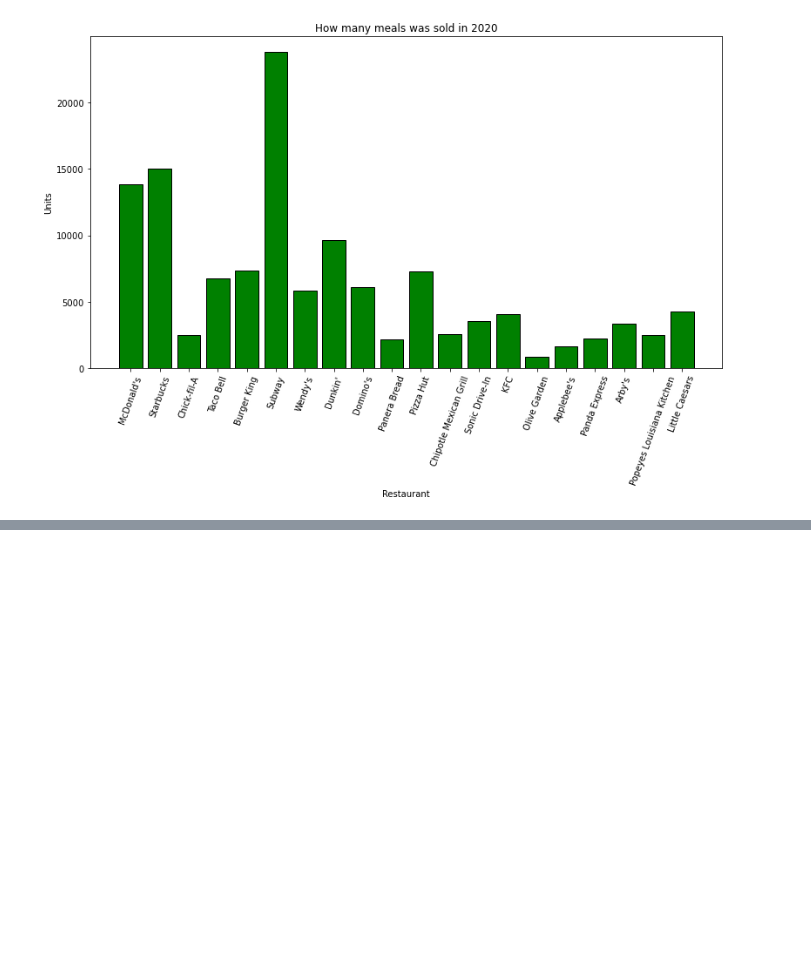
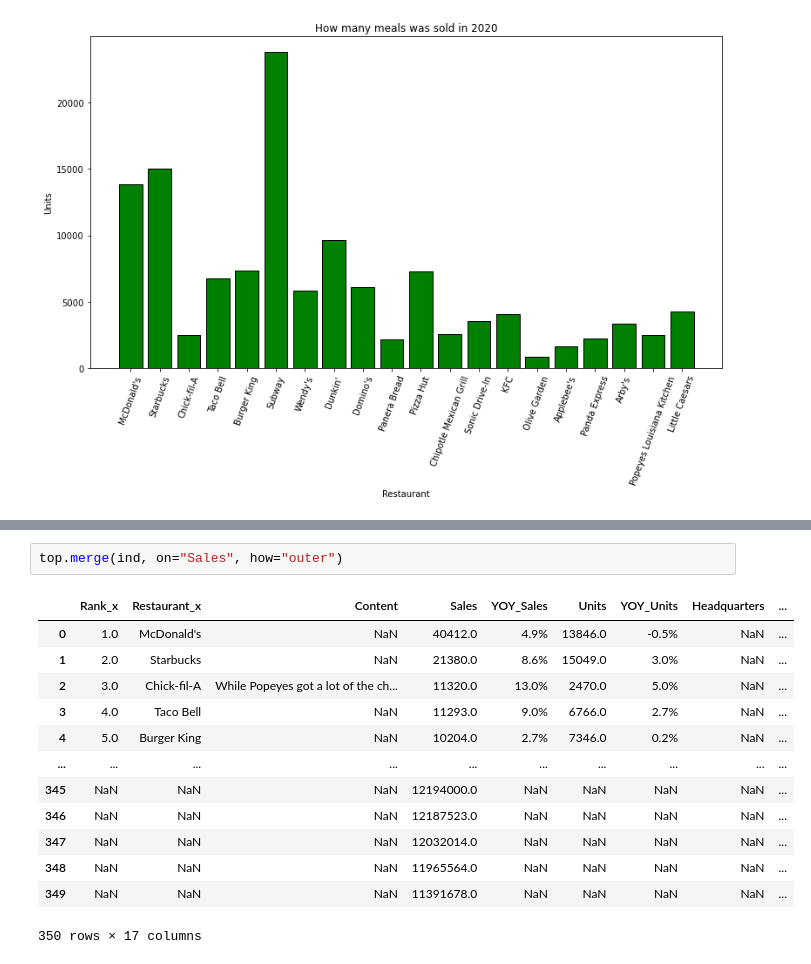
Before and after one commit to lukaszplatos/DataIntro, a Jupyter notebook: MyProject.ipynb, the cells around one changed output, grey strips where cells are left out. Cells and saved outputs as stored; diff of their text form; blank space fills up the shorter version.

```diff
--- a/MyProject.ipynb
+++ b/MyProject.ipynb
@@ -400,0 +453,16 @@ Text(0.5, 1.0, 'How many meals was sold in 2020')
+# %%
+top.merge(ind, on="Sales", how="outer")
+# %% [output]
+|  | Rank_x | Restaurant_x | Content | Sales | YOY_Sales | Units | YOY_Units | Headquarters | ... |
+| 0 | 1.0 | McDonald's | NaN | 40412.0 | 4.9% | 13846.0 | -0.5% | NaN | ... |
+| 1 | 2.0 | Starbucks | NaN | 21380.0 | 8.6% | 15049.0 | 3.0% | NaN | ... |
+| 2 | 3.0 | Chick-fil-A | While Popeyes got a lot of the ch... | 11320.0 | 13.0% | 2470.0 | 5.0% | NaN | ... |
+| 3 | 4.0 | Taco Bell | NaN | 11293.0 | 9.0% | 6766.0 | 2.7% | NaN | ... |
+| 4 | 5.0 | Burger King | NaN | 10204.0 | 2.7% | 7346.0 | 0.2% | NaN | ... |
+| ... | ... | ... | ... | ... | ... | ... | ... | ... | ... |
+| 345 | NaN | NaN | NaN | 12194000.0 | NaN | NaN | NaN | NaN | ... |
+| 346 | NaN | NaN | NaN | 12187523.0 | NaN | NaN | NaN | NaN | ... |
+| 347 | NaN | NaN | NaN | 12032014.0 | NaN | NaN | NaN | NaN | ... |
+| 348 | NaN | NaN | NaN | 11965564.0 | NaN | NaN | NaN | NaN | ... |
+| 349 | NaN | NaN | NaN | 11391678.0 | NaN | NaN | NaN | NaN | ... |
+350 rows × 17 columns
```
Also changed, not shown: parts of 3 cells of this notebook.
